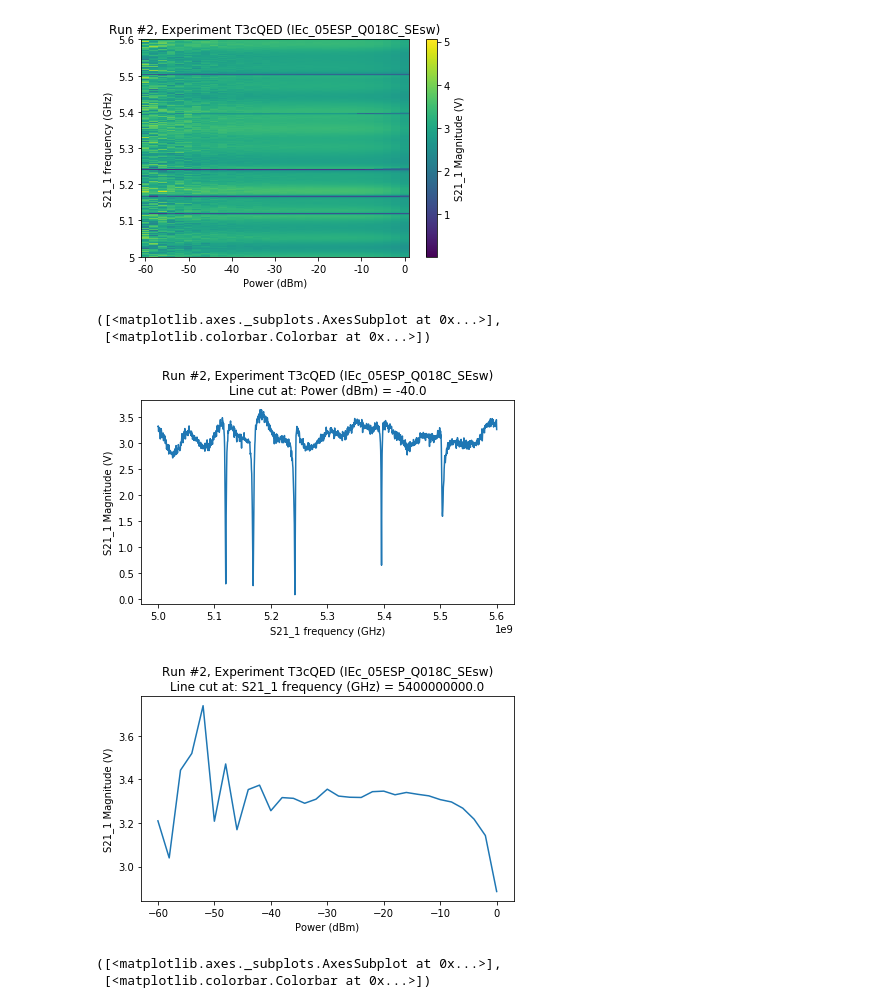
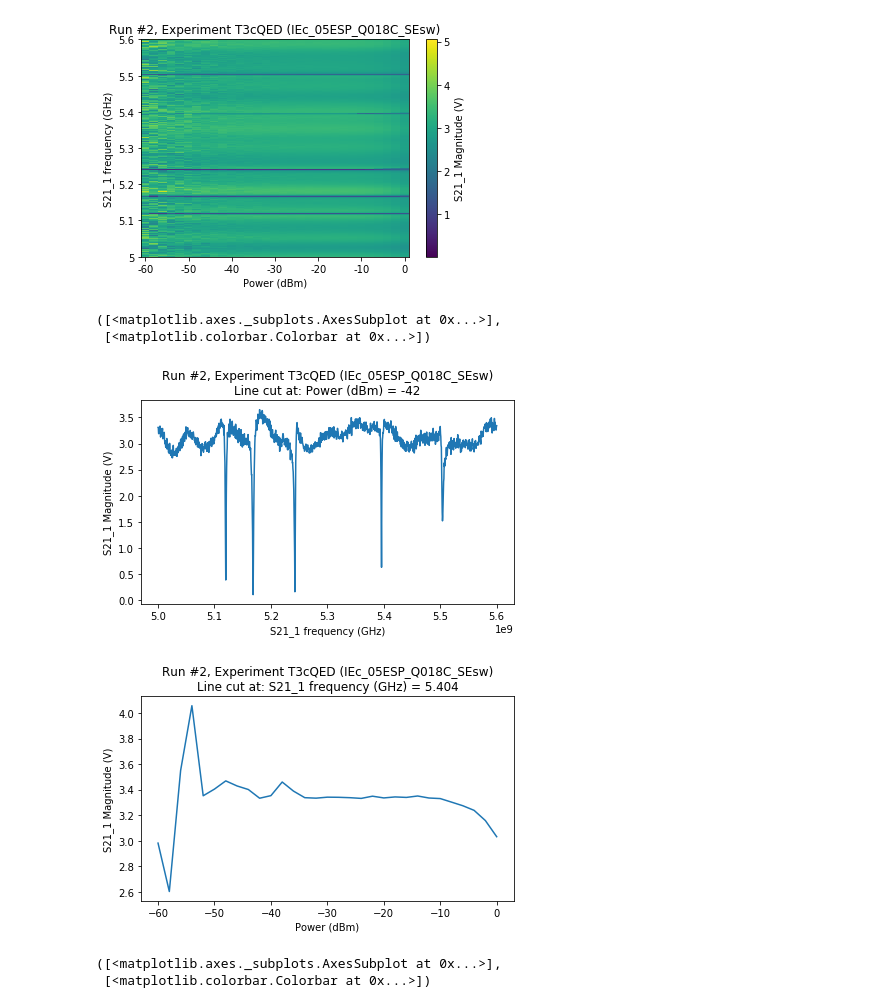
Before and after one commit to qdev-dk/qdev-wrappers, a Jupyter notebook: examples/dataset/Plot_id extensions.ipynb, the cells around one changed output. Cells and saved outputs as stored; diff of their text form; code cells hidden in the pictures.

```diff
--- a/examples/Plot_id extensions.ipynb
+++ b/examples/dataset/Plot_id extensions.ipynb
@@ -20,13 +20,13 @@ plot_id(2) # save_iamge(2) will create same plot and save as png and pdf
 [figure]
 # %%
 # Some simple analysis funcitonality has beee added.
-plot_id(2,'xcut',-40)
-plot_id(2,'ycut',5.4e9)
+plot_id(2,'xcut',-41) # Function finds neareast value to the given - in this case -42 as printed above the plot
+plot_id(2,'ycut',5.404e9)
 # %% [output]
 ([<matplotlib.axes._subplots.AxesSubplot at 0x...>],
  [<matplotlib.colorbar.Colorbar at 0x...>])
-[figure, old version]
+[figure, new version]
-[figure, old version]
+[figure, new version]
 # %%
 # For now 6 analysis functions has been defined: ['avg_row', 'avg_column', 'sub_avg_row' , 'sub_avg_column','xcut', 'ycut']
 # More functions can be added as required in plotting_tools.
```
Also changed, not shown: 1 other file.
